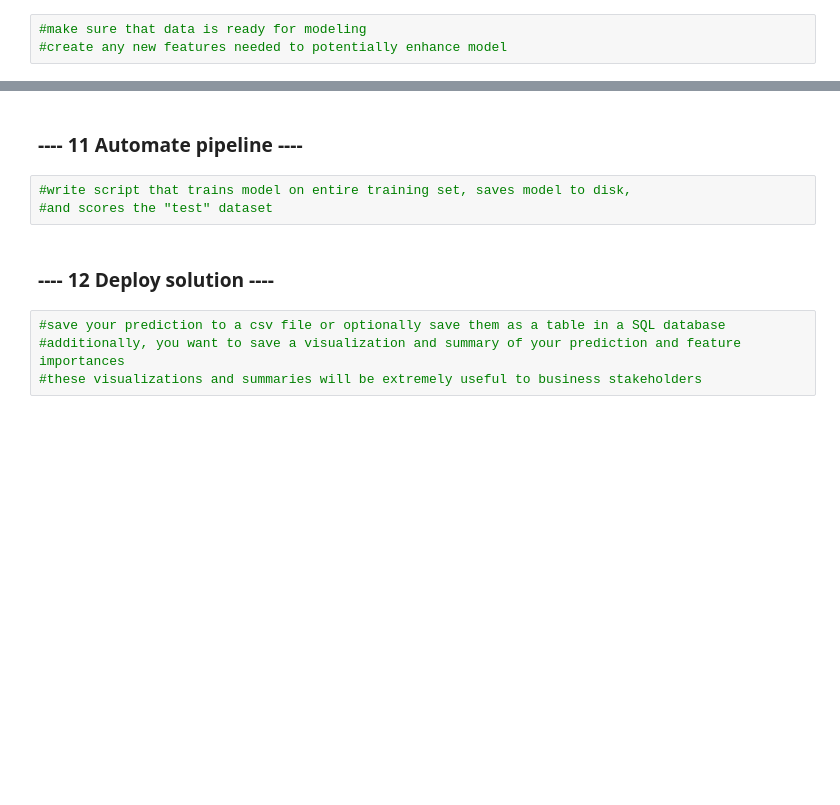
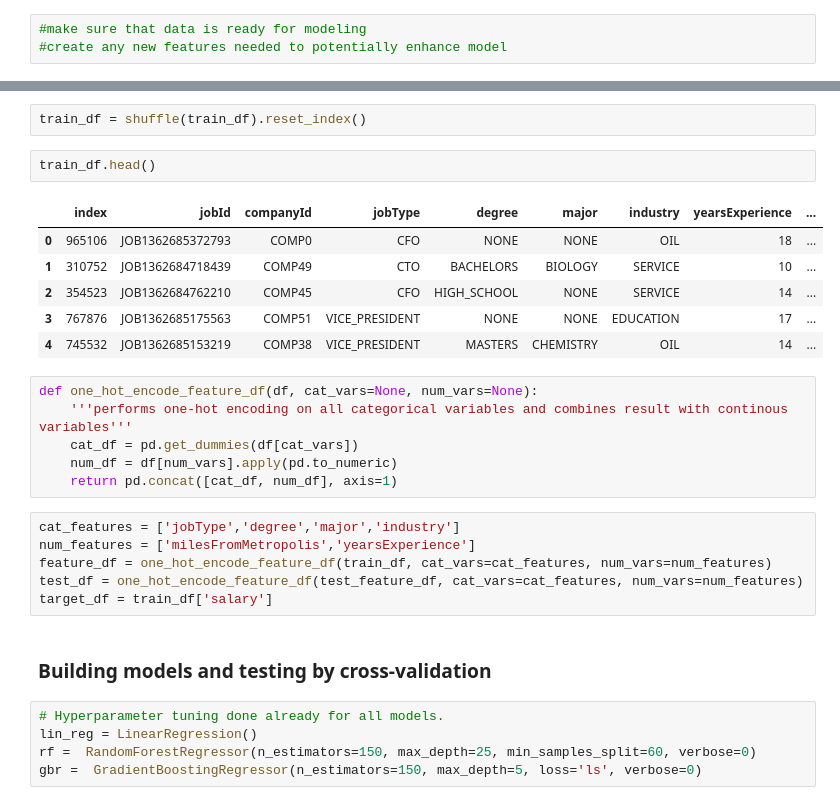
Before and after one commit to pavankanjula/salaryprediction, a Jupyter notebook: Salary Prediction.ipynb, the cells around one changed output, grey strips where cells are left out. Saved outputs shown, nothing was run; the diff lists cells and outputs as text; blank space fills up the shorter version.

```diff
--- a/Salary Prediction.ipynb
+++ b/Salary Prediction.ipynb
@@ -621,11 +608,30 @@ You will cycle through creating features, tuning models, and training/validing m
-# %% [markdown]
-### ---- 11 Automate pipeline ----
-# %%
-#write script that trains model on entire training set, saves model to disk,
-#and scores the "test" dataset
-# %% [markdown]
-### ---- 12 Deploy solution ----
-# %%
-#save your prediction to a csv file or optionally save them as a table in a SQL database
-#additionally, you want to save a visualization and summary of your prediction and feature importances
-#these visualizations and summaries will be extremely useful to business stakeholders
+# %%
+train_df = shuffle(train_df).reset_index()
+# %%
+train_df.head()
+# %% [output]
+|  | index | jobId | companyId | jobType | degree | major | industry | yearsExperience | ... |
+| 0 | 965106 | JOB1362685372793 | COMP0 | CFO | NONE | NONE | OIL | 18 | ... |
+| 1 | 310752 | JOB1362684718439 | COMP49 | CTO | BACHELORS | BIOLOGY | SERVICE | 10 | ... |
+| 2 | 354523 | JOB1362684762210 | COMP45 | CFO | HIGH_SCHOOL | NONE | SERVICE | 14 | ... |
+| 3 | 767876 | JOB1362685175563 | COMP51 | VICE_PRESIDENT | NONE | NONE | EDUCATION | 17 | ... |
+| 4 | 745532 | JOB1362685153219 | COMP38 | VICE_PRESIDENT | MASTERS | CHEMISTRY | OIL | 14 | ... |
+# %%
+def one_hot_encode_feature_df(df, cat_vars=None, num_vars=None):
+    '''performs one-hot encoding on all categorical variables and combines result with continous variables'''
+    cat_df = pd.get_dummies(df[cat_vars])
+    num_df = df[num_vars].apply(pd.to_numeric)
+    return pd.concat([cat_df, num_df], axis=1)
+# %%
+cat_features = ['jobType','degree','major','industry']
+num_features = ['milesFromMetropolis','yearsExperience']
+feature_df = one_hot_encode_feature_df(train_df, cat_vars=cat_features, num_vars=num_features)
+test_df = one_hot_encode_feature_df(test_feature_df, cat_vars=cat_features, num_vars=num_features)
+target_df = train_df['salary']
+# %% [markdown]
+### Building models and testing by cross-validation
+# %%
+# Hyperparameter tuning done already for all models.
+lin_reg = LinearRegression()
+rf =  RandomForestRegressor(n_estimators=150, max_depth=25, min_samples_split=60, verbose=0)
+gbr =  GradientBoostingRegressor(n_estimators=150, max_depth=5, loss='ls', verbose=0)
```
Also changed, not shown: parts of 28 cells of this notebook.
